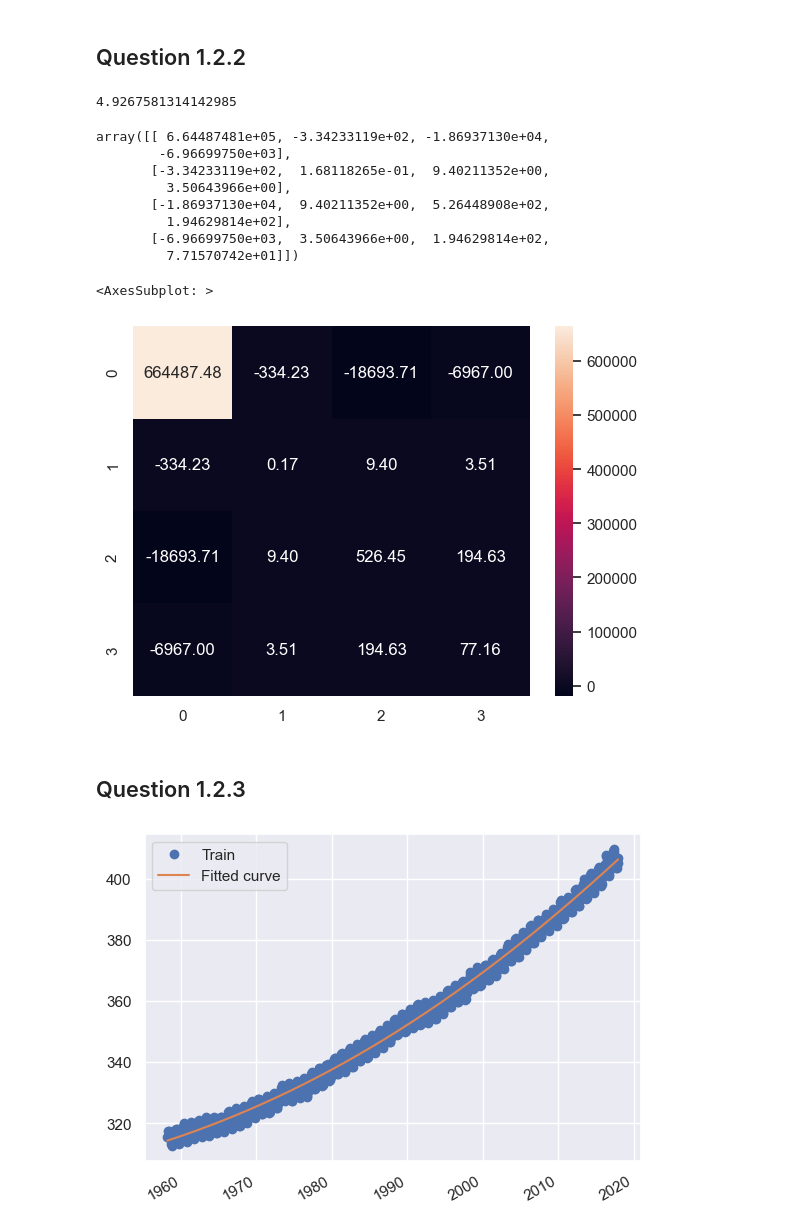
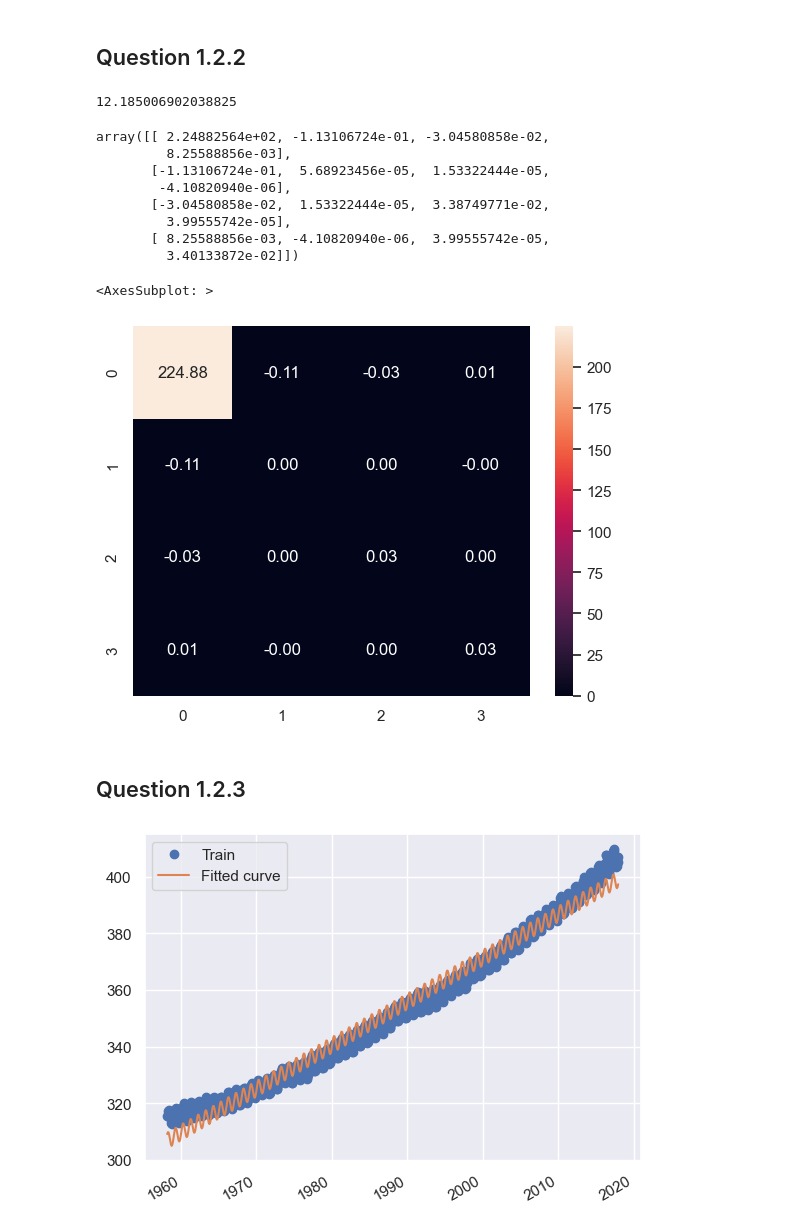
Before and after one commit to volesen/time-series-analysis, a Jupyter notebook: assignment1/assignment1.ipynb, the cells around one changed output. Saved outputs shown, nothing was run; the diff lists cells and outputs as text; code cells hidden in the pictures.

Commit message:
Use monthly seasonality in Q 1.2.3

```diff
--- a/assignment1/assignment1.ipynb
+++ b/assignment1/assignment1.ipynb
@@ -42,13 +42,14 @@ print(min_date, max_date)
 # %% [markdown]
 ## Question 1.2.1
 # %%
-DAYS_PER_YEAR = 365.2425
+MONTHS_IN_YEAR = 12
+
 X = np.vstack(
     [
         np.ones_like(train["time"]),
         train["time"],
-        np.sin(2 * np.pi / DAYS_PER_YEAR * train["time"]),
-        np.cos(2 * np.pi / DAYS_PER_YEAR * train["time"]),
+        np.sin(2 * np.pi / MONTHS_IN_YEAR * (train["month"] - 1)),
+        np.cos(2 * np.pi / MONTHS_IN_YEAR * (train["month"] - 1)),
     ]
 ).T
 # %%
@@ -70,49 +71,41 @@ residuals = y - X @ beta_hat
 sigma_hat2 = np.sum(residuals ** 2) / (N - p)
 sigma_hat2
 # %% [output]
-4.9267581314142985
+12.185006902038825
 # %%
 beta_hat_var = sigma_hat2 * np.linalg.inv(X.T @ X)
 beta_hat_var
 # %% [output]
-array([[ 6.64487481e+05, -3.34233119e+02, -1.86937130e+04,
-        -6.96699750e+03],
-       [-3.34233119e+02,  1.68118265e-01,  9.40211352e+00,
-         3.50643966e+00],
-       [-1.86937130e+04,  9.40211352e+00,  5.26448908e+02,
-         1.94629814e+02],
-       [-6.96699750e+03,  3.50643966e+00,  1.94629814e+02,
-         7.71570742e+01]])
+array([[ 2.24882564e+02, -1.13106724e-01, -3.04580858e-02,
+         8.25588856e-03],
+       [-1.13106724e-01,  5.68923456e-05,  1.53322444e-05,
+        -4.10820940e-06],
+       [-3.04580858e-02,  1.53322444e-05,  3.38749771e-02,
+         3.99555742e-05],
+       [ 8.25588856e-03, -4.10820940e-06,  3.99555742e-05,
+         3.40133872e-02]])
 # %%
 # Heatmap of the variance of the coefficients
 sns.heatmap(beta_hat_var, annot=True, fmt=".2f")
 # %% [output]
 <AxesSubplot: >
-[figure, old version]
+[figure, new version]
 # %% [markdown]
 ## Question 1.2.3
 # %%
-t = np.linspace(min(train["time"]), max(train["time"]), 1000)
-X_t = np.vstack(
-    [
-        np.ones_like(t),
-        t,
-        np.sin(2 * np.pi / DAYS_PER_YEAR * t),
-        np.cos(2 * np.pi / DAYS_PER_YEAR * t),
-    ]
-).T
 
-y_hat = X_t @ beta_hat
+y_hat = X @ beta_hat
 
 # Plot the train set and the fitted curve
 
 fig, ax = plt.subplots()
+
 ax.plot(train["time"], train["co2"], "o", label="Train")
-ax.plot(t, y_hat, label="Fitted curve")
+ax.plot(train["time"], y_hat, label="Fitted curve")
 
 ax.legend()
 
 fig.autofmt_xdate()
 fig.show()
 # %% [output]
-[figure, old version]
+[figure, new version]
```
Also changed, not shown: parts of 3 cells of this notebook.
